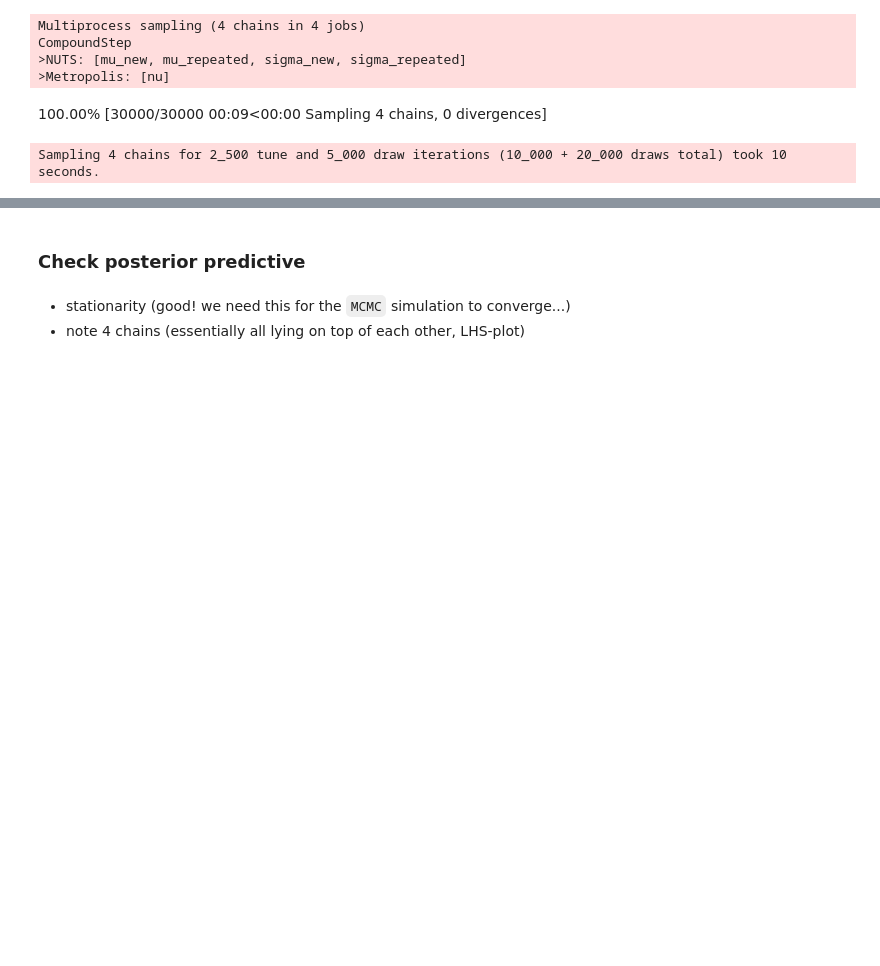
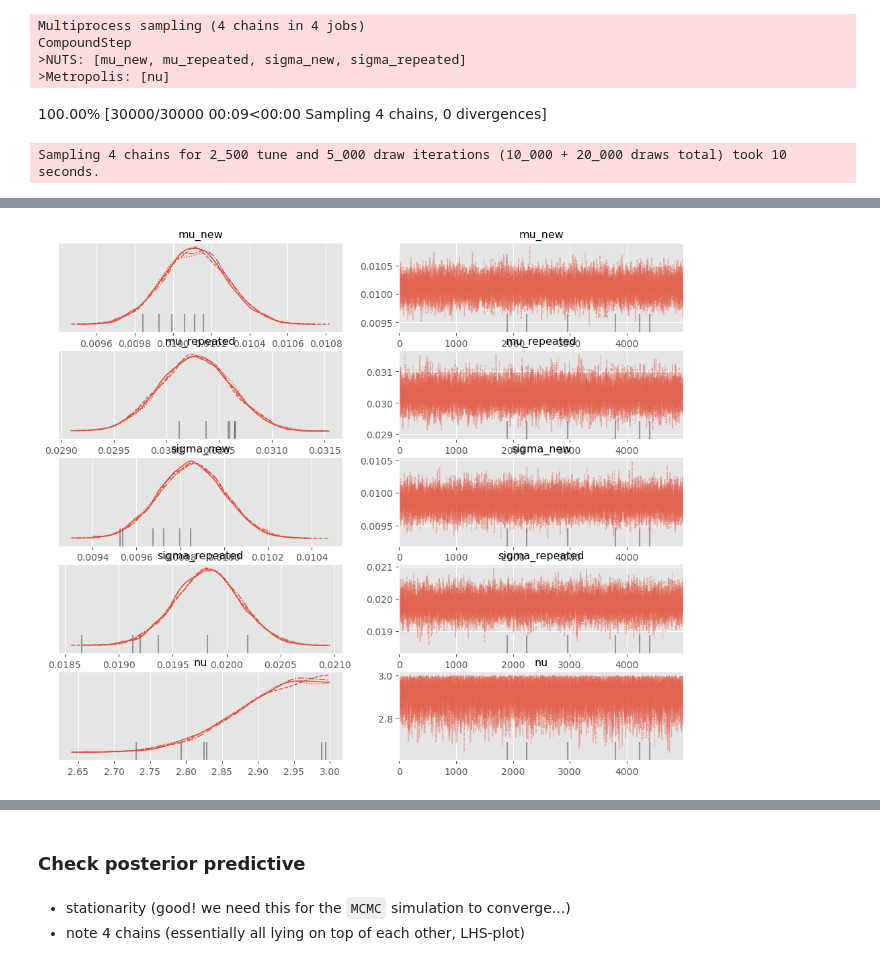
Before and after one commit to cpumarfrohberg/playground_default_rates, a Jupyter notebook: predict_defaults_client_type.ipynb, the cells around one changed output, grey strips where cells are left out. Cells and saved outputs as stored; diff of their text form; code cells hidden in the pictures; blank space fills up the shorter version.

```diff
--- a/predict_defaults_client_type.ipynb
+++ b/predict_defaults_client_type.ipynb
@@ -78,0 +77,15 @@ e
+# %%
+with pm.Model() as default_rate_model:
+    mu_new = pm.HalfNormal('mu_new', sigma=0.01)
+    mu_repeated = pm.HalfNormal('mu_repeated', sigma=0.02)
+
+    sigma_new = pm.InverseGamma('sigma_new', alpha=2, beta=0.01)
+    sigma_repeated = pm.InverseGamma('sigma_repeated', alpha=2, beta=0.02)
+
+    # Prior for the degrees of freedom, wider range
+    nu = pm.Uniform('nu', lower=1, upper=3)
+
+    likelihood_new = pm.StudentT('likelihood_new', nu=nu, mu=mu_new, sigma=sigma_new, observed=default_rates_new)
+    likelihood_repeated = pm.StudentT('likelihood_repeated', nu=nu, mu=mu_repeated, sigma=sigma_repeated, observed=default_rates_repeated)
+
+    trace = pm.sample(5000, tune=2500)
@@ -78,0 +100,4 @@ e
+# %%
+az.plot_trace(trace);
+# %% [output]
+[figure, added]
```
Also changed, not shown: parts of 6 cells of this notebook.
